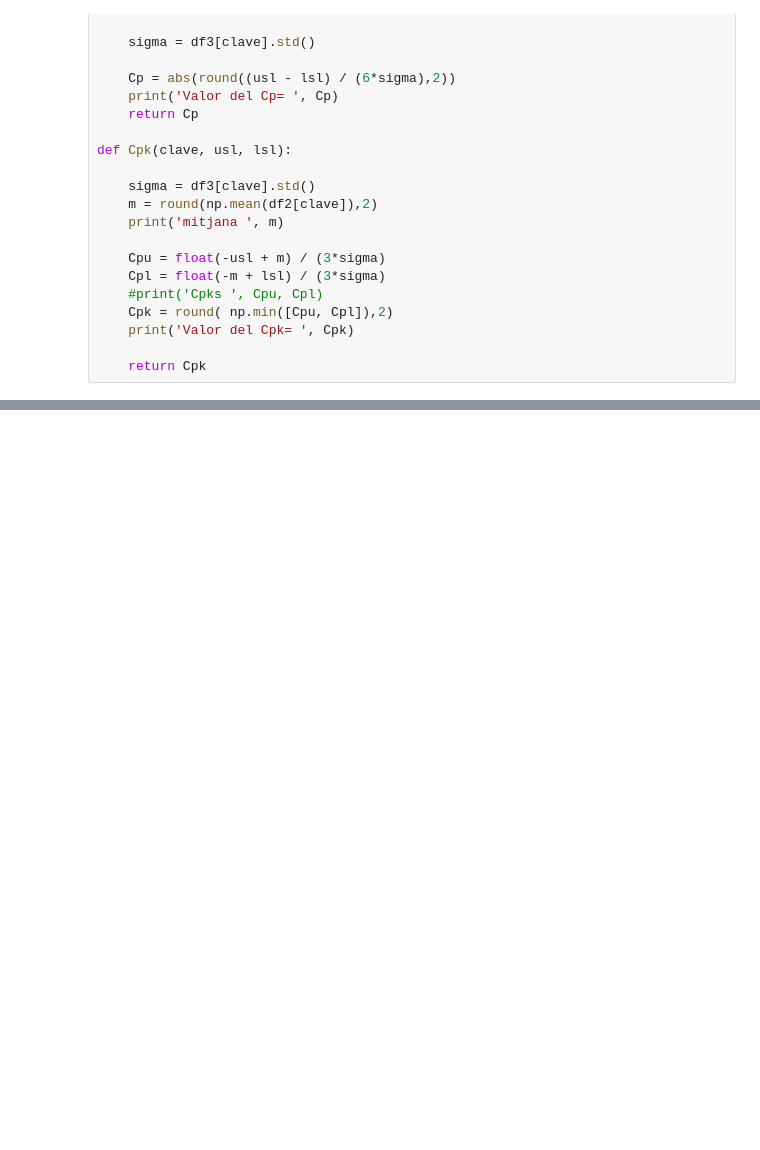
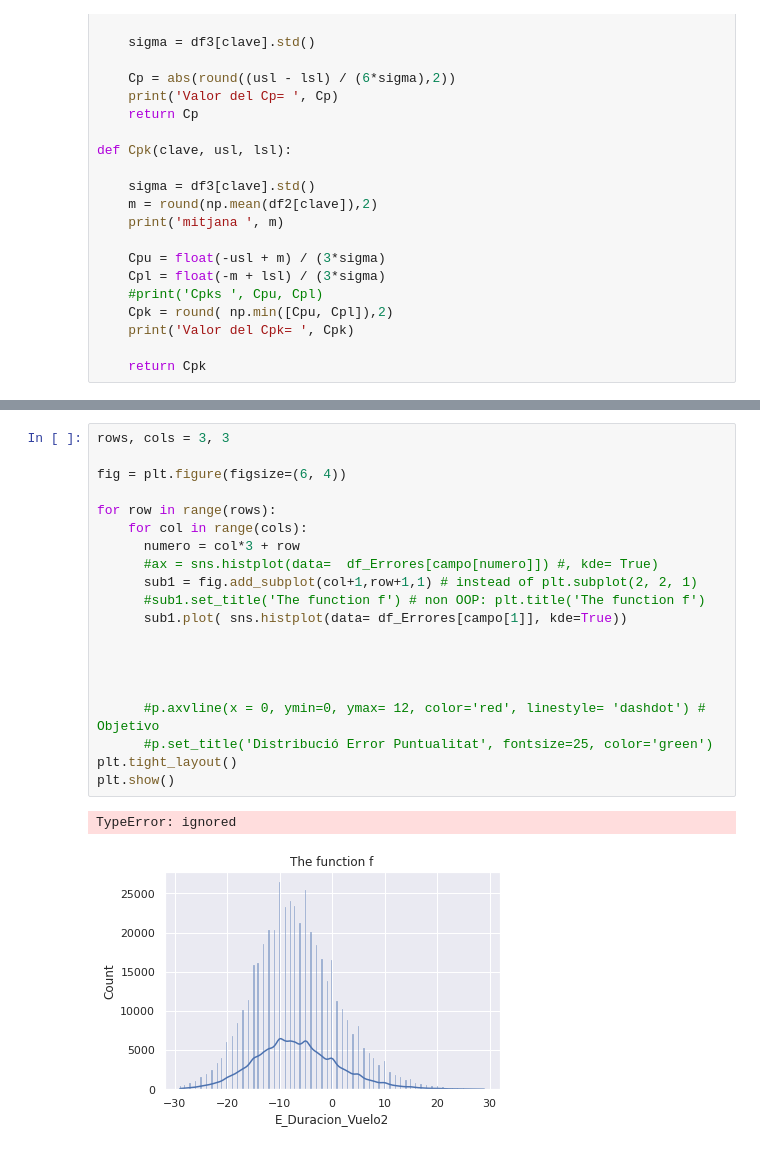
Before and after one commit to JMML2021/Entrega-projecte-final, a Jupyter notebook: Calculo_Ryainair2019ipynb.ipynb, the cells around one changed output, grey strips where cells are left out. Cells and saved outputs as stored; diff of their text form; blank space fills up the shorter version.

```diff
--- a/Calculo_Ryainair2019ipynb.ipynb
+++ b/Calculo_Ryainair2019ipynb.ipynb
@@ -673,0 +691,23 @@ df2['E_Puntualidad1'].std()
+# %%
+rows, cols = 3, 3
+
+fig = plt.figure(figsize=(6, 4))
+
+for row in range(rows):
+    for col in range(cols):
+      numero = col*3 + row
+      #ax = sns.histplot(data=  df_Errores[campo[numero]]) #, kde= True)
+      sub1 = fig.add_subplot(col+1,row+1,1) # instead of plt.subplot(2, 2, 1)
+      #sub1.set_title('The function f') # non OOP: plt.title('The function f')
+      sub1.plot( sns.histplot(data= df_Errores[campo[1]], kde=True))
+
+
+
+
+      #p.axvline(x = 0, ymin=0, ymax= 12, color='red', linestyle= 'dashdot') # Objetivo
+      #p.set_title('Distribució Error Puntualitat', fontsize=25, color='green')
+plt.tight_layout()
+plt.show()
+# %% [output]
+TypeError: ignored
+[figure, added]
```
Also changed, not shown: parts of 16 cells of this notebook.
